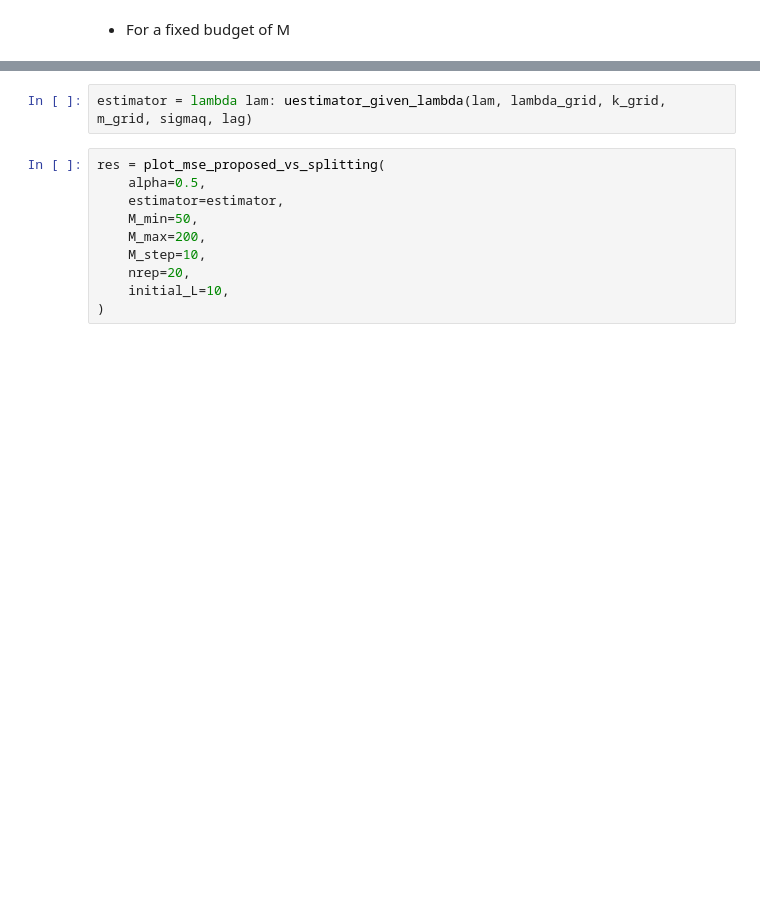
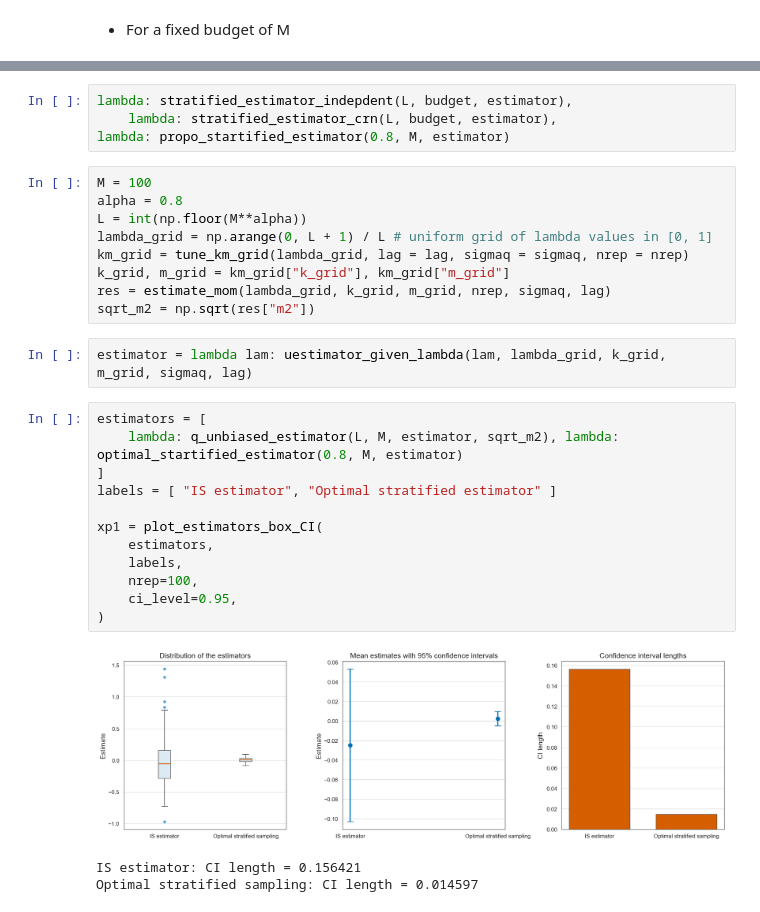
Before and after one commit to MohamedKeteb/constantpathsampling, a Jupyter notebook: normal_exp.ipynb, the cells around one changed output, grey strips where cells are left out. Saved outputs shown, nothing was run; the diff lists cells and outputs as text; blank space fills up the shorter version.

```diff
--- a/normal_exp.ipynb
+++ b/normal_exp.ipynb
@@ -82,12 +75,31 @@ xp2 = plot_estimators_histograms(estimators,
-# %%
-estimator = lambda lam: uestimator_given_lambda(lam, lambda_grid, k_grid, m_grid, sigmaq, lag)
-# %%
-res = plot_mse_proposed_vs_splitting(
-    alpha=0.5,
-    estimator=estimator,
-    M_min=50,
-    M_max=200,
-    M_step=10,
-    nrep=20,
-    initial_L=10,
-)
+# %%
+lambda: stratified_estimator_indepdent(L, budget, estimator),
+    lambda: stratified_estimator_crn(L, budget, estimator),
+lambda: propo_startified_estimator(0.8, M, estimator)
+# %%
+M = 100
+alpha = 0.8
+L = int(np.floor(M**alpha))
+lambda_grid = np.arange(0, L + 1) / L # uniform grid of lambda values in [0, 1]
+km_grid = tune_km_grid(lambda_grid, lag = lag, sigmaq = sigmaq, nrep = nrep)
+k_grid, m_grid = km_grid["k_grid"], km_grid["m_grid"]
+res = estimate_mom(lambda_grid, k_grid, m_grid, nrep, sigmaq, lag)
+sqrt_m2 = np.sqrt(res["m2"])
+# %%
+estimator = lambda lam: uestimator_given_lambda(lam, lambda_grid, k_grid, m_grid, sigmaq, lag)
+# %%
+estimators = [
+    lambda: q_unbiased_estimator(L, M, estimator, sqrt_m2), lambda: optimal_startified_estimator(0.8, M, estimator)
+]
+labels = [ "IS estimator", "Optimal stratified estimator" ]
+
+xp1 = plot_estimators_box_CI(
+    estimators,
+    labels,
+    nrep=100,
+    ci_level=0.95,
+)
+# %% [output]
+[figure, added]
+IS estimator: CI length = 0.156421
+Optimal stratified sampling: CI length = 0.014597
```
Also changed, not shown: parts of 7 cells of this notebook, 1 other file.
